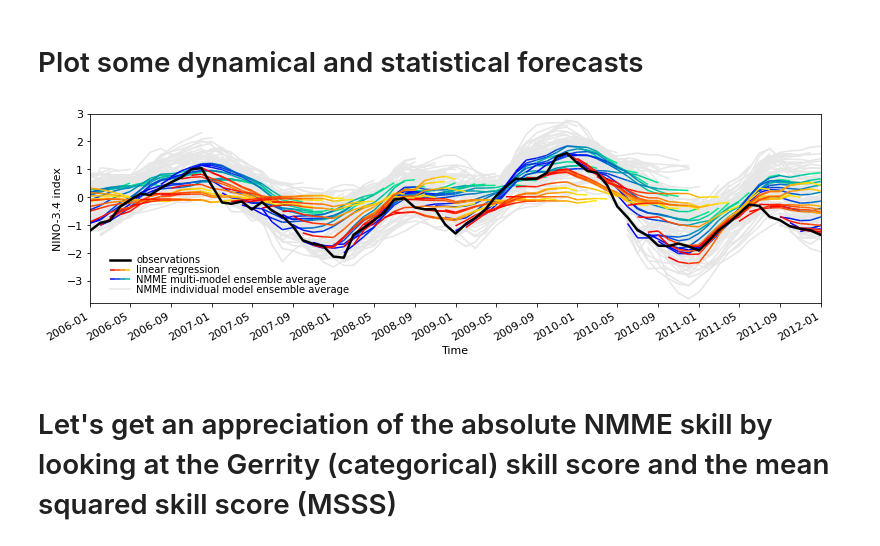
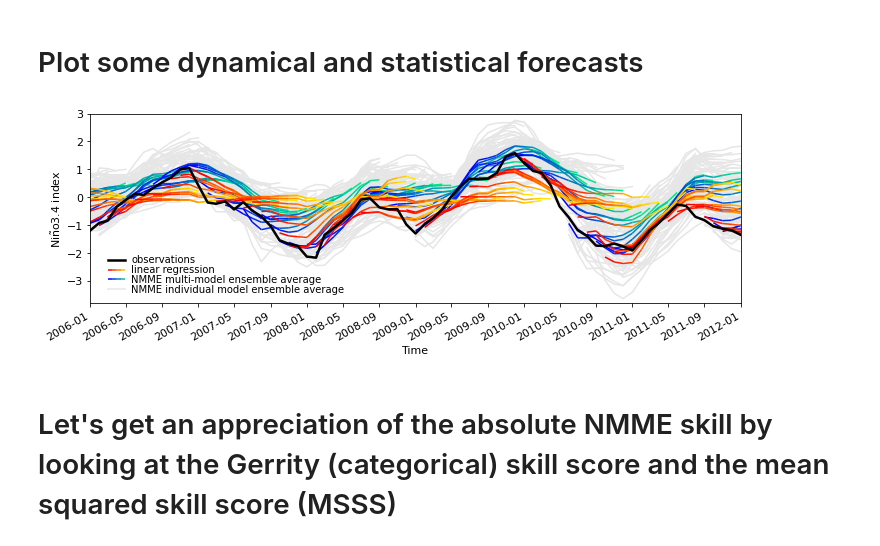
Before and after one commit to dougiesquire/paper_Risbey-Squire_ENSO, a Jupyter notebook: Risbey_Nature.ipynb, the cells around one changed output. Drawn from its saved outputs; the diff is of its cells as text; code cells hidden in the pictures.

Commit message:
changes for proofs

```diff
--- a/Risbey_Nature.ipynb
+++ b/Risbey_Nature.ipynb
@@ -26,7 +26,7 @@ from matplotlib.collections import LineCollection
 import warnings
 warnings.filterwarnings("ignore")
 # %%
-saveloc = '/OSM/CBR/OA_DCFP/work/squ027/active_projects/paper_Risbey_Nature_ENSO/figures/'
+saveloc = '/OSM/CBR/OA_DCFP/work/squ027/active_projects/paper_Risbey_Nature_ENSO/figures_proof/'
 # %% [markdown]
 # Spin up a cluster
 # %%
@@ -1329,7 +1329,7 @@ obs_where_elnino_decay_switched, obs_where_lanina_decay_switched = get_ENSO_onse
 # %%
 fcst_dates = test_period
 
-rc_params = {'figure.figsize'      : (11.1, 3.75),
+rc_params = {'figure.figsize'      : (0.9*11.1, 3.75),
              'axes.titlesize'      : 'medium',
              'font.size'           : fontsize,
              'font.family'         : 'sans serif',
@@ -1382,35 +1382,35 @@ with mpl.rc_context(rc=rc_params):
 
     # Manually make the legend -----
 #     rect = mpl.patches.Rectangle((np.datetime64('2006-02'),-3.6), 20, 1.59, linewidth=0, facecolor='w', alpha=0.6,
 #                                 capstyle='round', joinstyle='round')
 #     plt.gca().add_patch(rect)
 
     span = pd.date_range('2006-03-01','2006-05-01', freq='15D')
     plt.plot(span, -3.3*np.ones_like(span.astype(int)), color=grey, zorder=1)
     plt.text(np.datetime64('2006-05-20'), -3.4, 'NMME individual model ensemble average', fontsize=fontsize-1)
     plot_fcst(span, -2.95*np.ones_like(span.astype(int)), cmap='winter')
     plt.text(np.datetime64('2006-05-20'), -3.05, 'NMME multi-model ensemble average', fontsize=fontsize-1)
     plot_fcst(span, -2.6*np.ones_like(span.astype(int)), cmap='autumn')
     plt.text(np.datetime64('2006-05-20'), -2.7, regr, fontsize=fontsize-1)
     plt.plot(span, -2.25*np.ones_like(span.astype(int)), color='k', linestyle='-', linewidth=linewidth+1)
     plt.text(np.datetime64('2006-05-20'), -2.35, 'observations', fontsize=fontsize-1)
 
     plt.xlim(np.datetime64('2006-01'),
              np.datetime64('2012-01'))
     plt.ylim(-3.8,3);
     plt.xlabel('Time');
-    plt.ylabel('NINO-3.4 index');
+    plt.ylabel(r'Ni$\tilde{\mathrm{n}}$o3.4 index');
     plt.title('')
     plt.xticks(pd.date_range(start='2006-01', end='2012-01', freq='4MS'),
                labels=[date.strftime('%Y-%m') for date in pd.date_range(start='2006-01', end='2012-01', freq='4MS')],
                rotation=30)
 
 
     plt.tight_layout();
     # plt.savefig(saveloc + 'nino34_timeseries.eps', format='eps', bbox_inches='tight')
     plt.savefig(saveloc + 'Fig1_timeseries.pdf', format='pdf', bbox_inches='tight')
 # %% [output]
-[figure, old version]
+[figure, new version]
 # %% [markdown]
 # Let's get an appreciation of the absolute NMME skill by looking at the Gerrity (categorical) skill score and the mean squared skill score (MSSS)
 # %%
```
Also changed, not shown: parts of 22 cells of this notebook.
